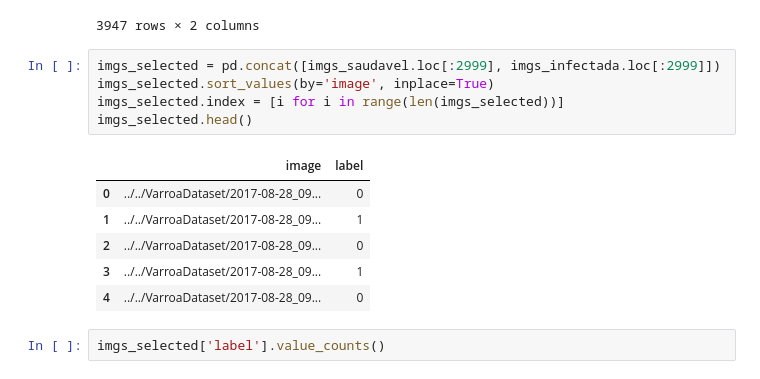
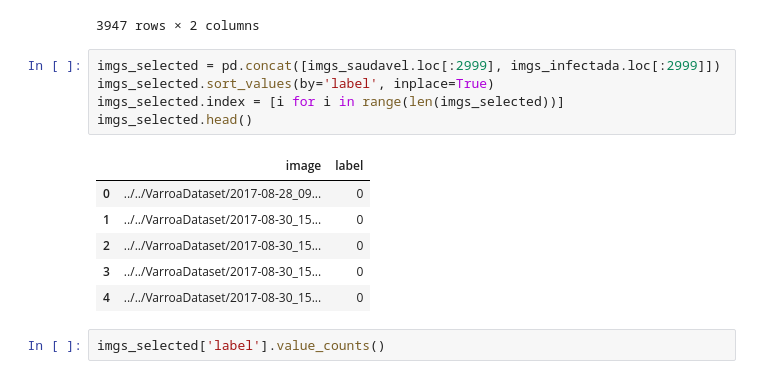
Before and after one commit to bianca-01/VarroaDetection, a Jupyter notebook: cross_validation/main.ipynb, the cells around one changed output. Cells and saved outputs as stored; diff of their text form.

```diff
--- a/cross_validation/main.ipynb
+++ b/cross_validation/main.ipynb
@@ -56,16 +66,16 @@ imgs_infectada
 3947 rows × 2 columns
 # %%
 imgs_selected = pd.concat([imgs_saudavel.loc[:2999], imgs_infectada.loc[:2999]])
-imgs_selected.sort_values(by='image', inplace=True)
+imgs_selected.sort_values(by='label', inplace=True)
 imgs_selected.index = [i for i in range(len(imgs_selected))]
 imgs_selected.head()
 # %% [output]
 |  | image | label |
 | 0 | ../../VarroaDataset/2017-08-28_09... | 0 |
-| 1 | ../../VarroaDataset/2017-08-28_09... | 1 |
-| 2 | ../../VarroaDataset/2017-08-28_09... | 0 |
-| 3 | ../../VarroaDataset/2017-08-28_09... | 1 |
-| 4 | ../../VarroaDataset/2017-08-28_09... | 0 |
+| 1 | ../../VarroaDataset/2017-08-30_15... | 0 |
+| 2 | ../../VarroaDataset/2017-08-30_15... | 0 |
+| 3 | ../../VarroaDataset/2017-08-30_15... | 0 |
+| 4 | ../../VarroaDataset/2017-08-30_15... | 0 |
 # %%
 imgs_selected['label'].value_counts()
 # %% [output]
```
Also changed, not shown: parts of 32 cells of this notebook.
